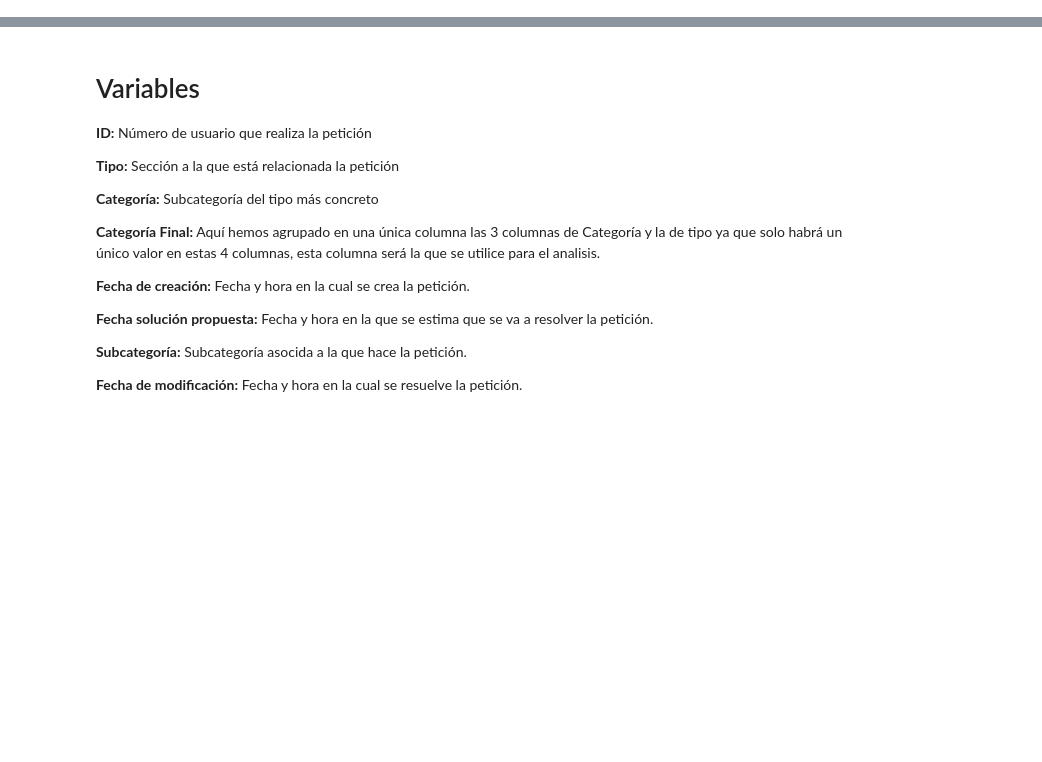
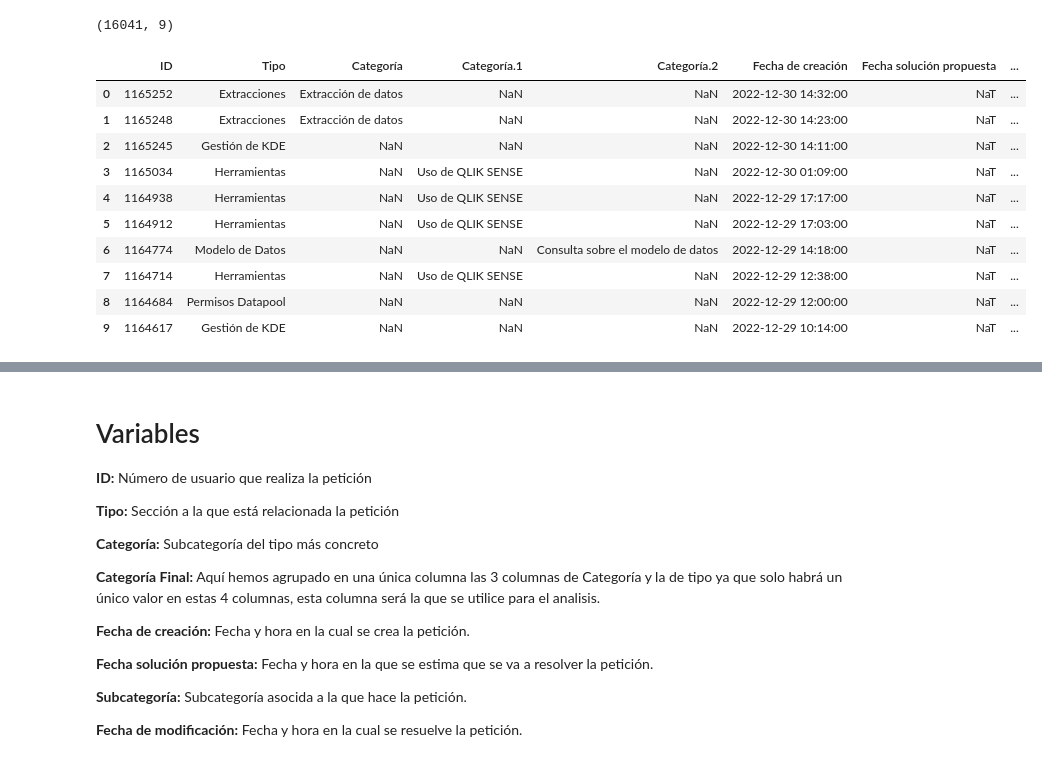
Before and after one commit to jvidorreta/TFG_SDG_JVID, a Jupyter notebook: TFG_SDG_JVID.ipynb, the cells around one changed output, grey strips where cells are left out. Drawn from its saved outputs; the diff is of its cells as text; code cells hidden in the pictures; blank space fills up the shorter version.

```diff
--- a/TFG_SDG_JVID.ipynb
+++ b/TFG_SDG_JVID.ipynb
@@ -13,4 +14,22 @@ response = requests.get(url)
 
 # Read the Excel file using pandas
 df = pd.read_excel(response.content, engine='openpyxl',sheet_name='C_BBDD')
+# %%
+df.shape #Muestra el nº de filas y columnas en la BBDD
+# %% [output]
+(16041, 9)
+# %%
+df.head(10)
+# %% [output]
+|  | ID | Tipo | Categoría | Categoría.1 | Categoría.2 | Fecha de creación | Fecha solución propuesta | ... |
+| 0 | 1165252 | Extracciones | Extracción de datos | NaN | NaN | 2022-12-30 14:32:00 | NaT | ... |
+| 1 | 1165248 | Extracciones | Extracción de datos | NaN | NaN | 2022-12-30 14:23:00 | NaT | ... |
+| 2 | 1165245 | Gestión de KDE | NaN | NaN | NaN | 2022-12-30 14:11:00 | NaT | ... |
+| 3 | 1165034 | Herramientas | NaN | Uso de QLIK SENSE | NaN | 2022-12-30 01:09:00 | NaT | ... |
+| 4 | 1164938 | Herramientas | NaN | Uso de QLIK SENSE | NaN | 2022-12-29 17:17:00 | NaT | ... |
+| 5 | 1164912 | Herramientas | NaN | Uso de QLIK SENSE | NaN | 2022-12-29 17:03:00 | NaT | ... |
+| 6 | 1164774 | Modelo de Datos | NaN | NaN | Consulta sobre el modelo de datos | 2022-12-29 14:18:00 | NaT | ... |
+| 7 | 1164714 | Herramientas | NaN | Uso de QLIK SENSE | NaN | 2022-12-29 12:38:00 | NaT | ... |
+| 8 | 1164684 | Permisos Datapool | NaN | NaN | NaN | 2022-12-29 12:00:00 | NaT | ... |
+| 9 | 1164617 | Gestión de KDE | NaN | NaN | NaN | 2022-12-29 10:14:00 | NaT | ... |
 # %%
```
Also changed, not shown: parts of 13 cells of this notebook.
